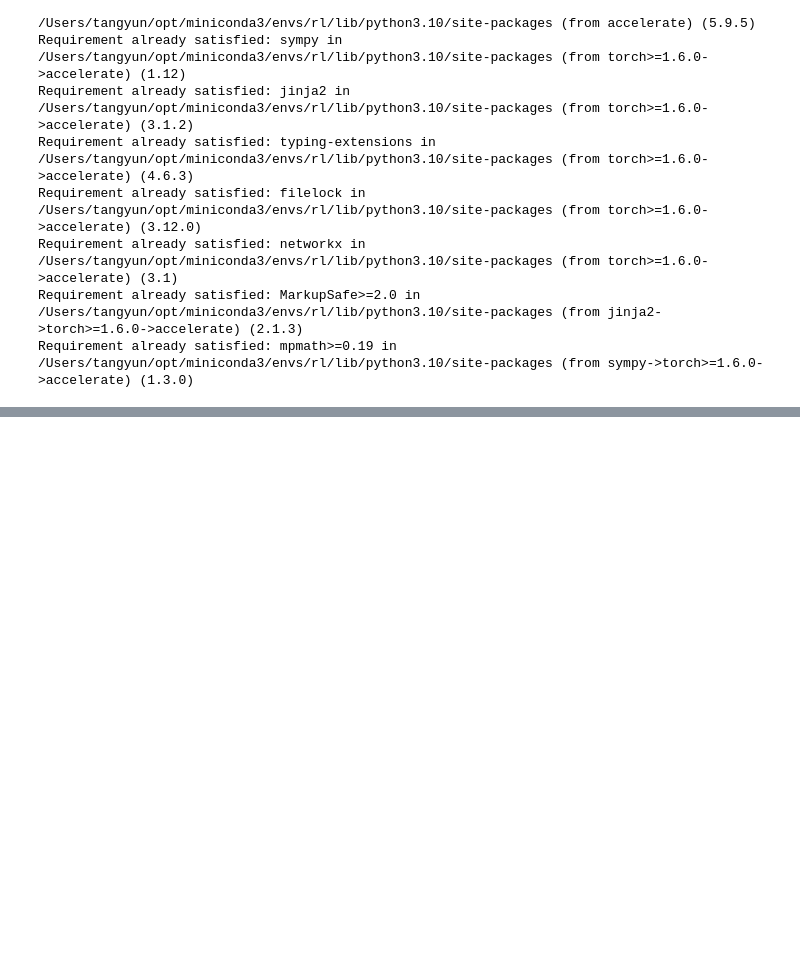
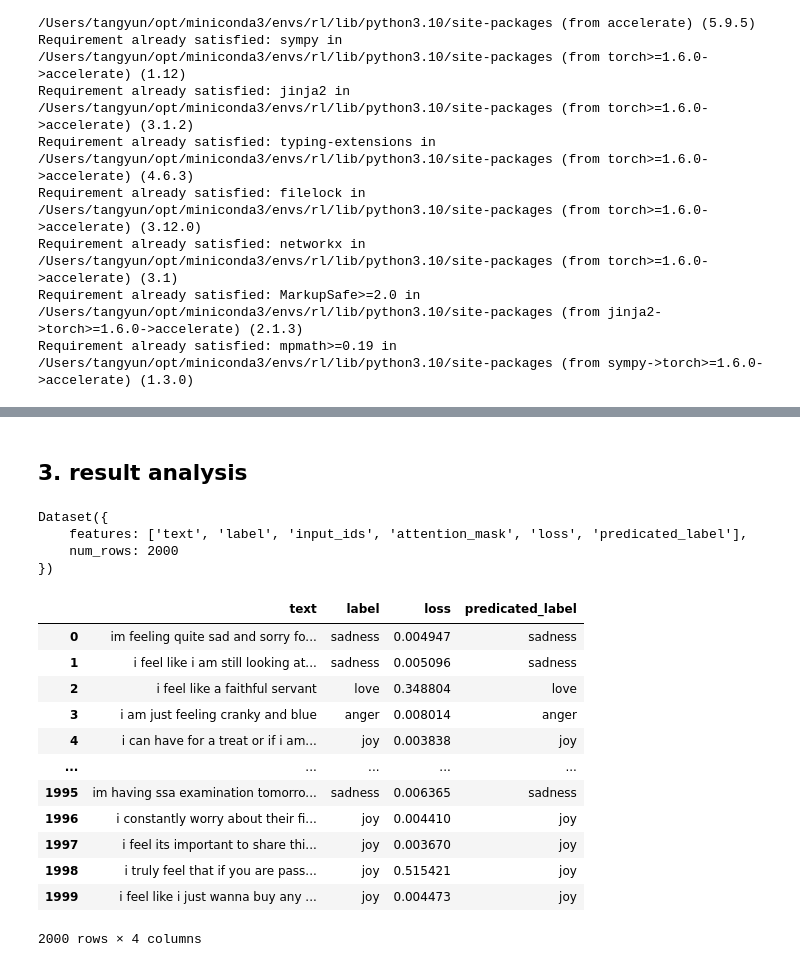
Before and after one commit to learn2Pro/rl_learning, a Jupyter notebook: llm/bert/bert_emotion.ipynb, the cells around one changed output, grey strips where cells are left out. Drawn from its saved outputs; the diff is of its cells as text; code cells hidden in the pictures; blank space fills up the shorter version.

```diff
--- a/llm/bert/bert_emotion.ipynb
+++ b/llm/bert/bert_emotion.ipynb
@@ -398,0 +519,2 @@ ImportError: Using the `Trainer` with `PyTorch` requires `accelerate>=0.20.1`: P
+# %% [markdown]
+## 3. result analysis
@@ -398,0 +523,18 @@ ImportError: Using the `Trainer` with `PyTorch` requires `accelerate>=0.20.1`: P
+# %%
+def forward_pass_with_label(batch):
+  inputs = {k:v.to(device) for k,v in batch.items() if k in tokenizer.model_input_names}
+
+  with torch.no_grad():
+    output = cls(**inputs)
+    pred_label = torch.argmax(output.logits, axis=-1)
+    loss = cross_entropy(output.logits,batch['label'].to(device),reduction="none")
+  return {"loss":loss.cpu().numpy(),"predicated_label":pred_label.cpu().numpy()}
+# %%
+emotions_encoded['validation'] = emotions_encoded['validation'].map(forward_pass_with_label,batched=True,batch_size=16)
+# %%
+emotions_encoded['validation']
+# %% [output]
+Dataset({
+    features: ['text', 'label', 'input_ids', 'attention_mask', 'loss', 'predicated_label'],
+    num_rows: 2000
+})
@@ -398,0 +543,23 @@ ImportError: Using the `Trainer` with `PyTorch` requires `accelerate>=0.20.1`: P
+# %%
+valid_df = pd.DataFrame.from_dict({'text':emotions_encoded['validation']['text'],
+                        'label':emotions_encoded['validation']['label'].numpy(),
+                        'loss':emotions_encoded['validation']['loss'].numpy(),
+                        'predicated_label':emotions_encoded['validation']['predicated_label'].numpy()}
+                       )
+valid_df['label'] = valid_df['label'].apply(lambda x: labels[x])
+valid_df['predicated_label'] = valid_df['predicated_label'].apply(lambda x: labels[x])
+valid_df
+# %% [output]
+|  | text | label | loss | predicated_label |
+| 0 | im feeling quite sad and sorry fo... | sadness | 0.004947 | sadness |
+| 1 | i feel like i am still looking at... | sadness | 0.005096 | sadness |
+| 2 | i feel like a faithful servant | love | 0.348804 | love |
+| 3 | i am just feeling cranky and blue | anger | 0.008014 | anger |
+| 4 | i can have for a treat or if i am... | joy | 0.003838 | joy |
+| ... | ... | ... | ... | ... |
+| 1995 | im having ssa examination tomorro... | sadness | 0.006365 | sadness |
+| 1996 | i constantly worry about their fi... | joy | 0.004410 | joy |
+| 1997 | i feel its important to share thi... | joy | 0.003670 | joy |
+| 1998 | i truly feel that if you are pass... | joy | 0.515421 | joy |
+| 1999 | i feel like i just wanna buy any ... | joy | 0.004473 | joy |
+2000 rows × 4 columns
```
Also changed, not shown: parts of 39 cells of this notebook.
